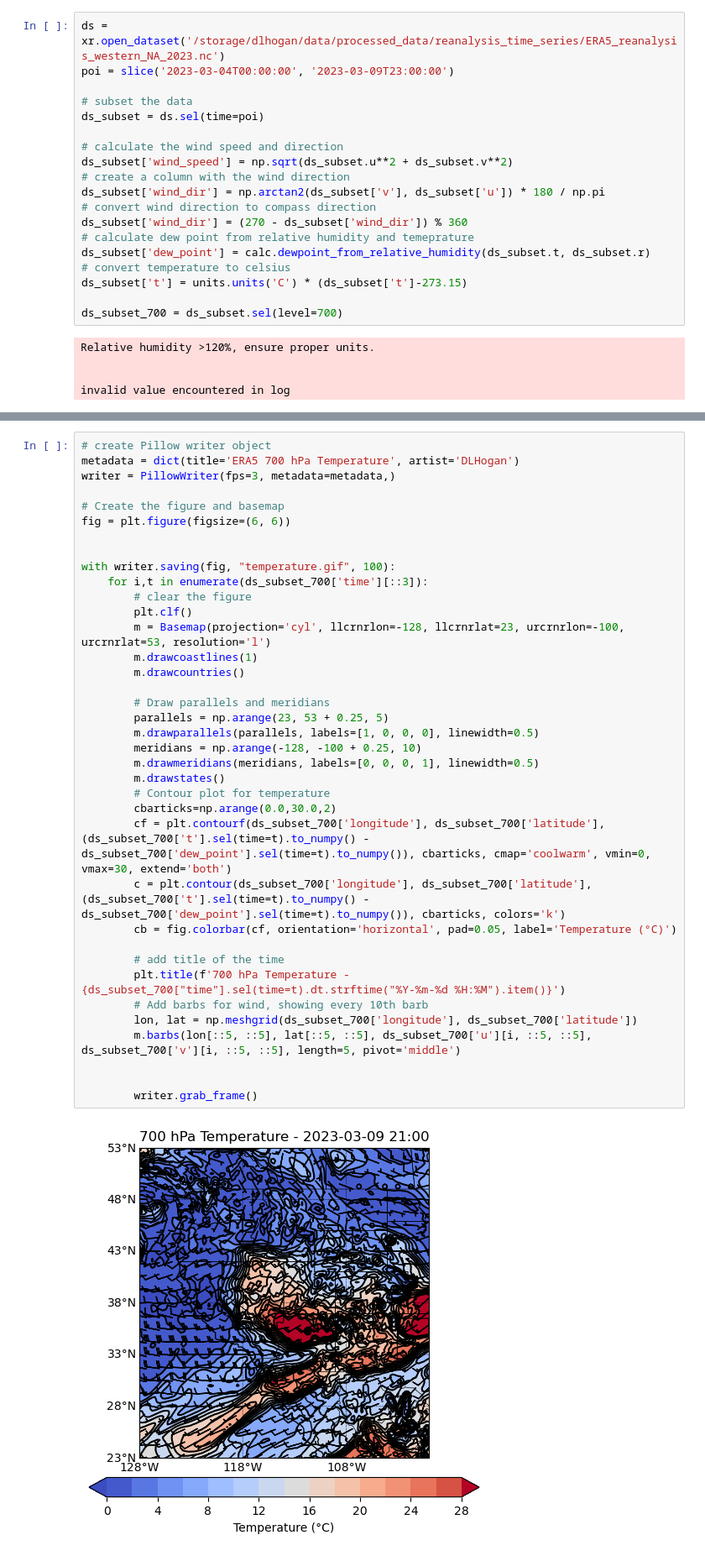
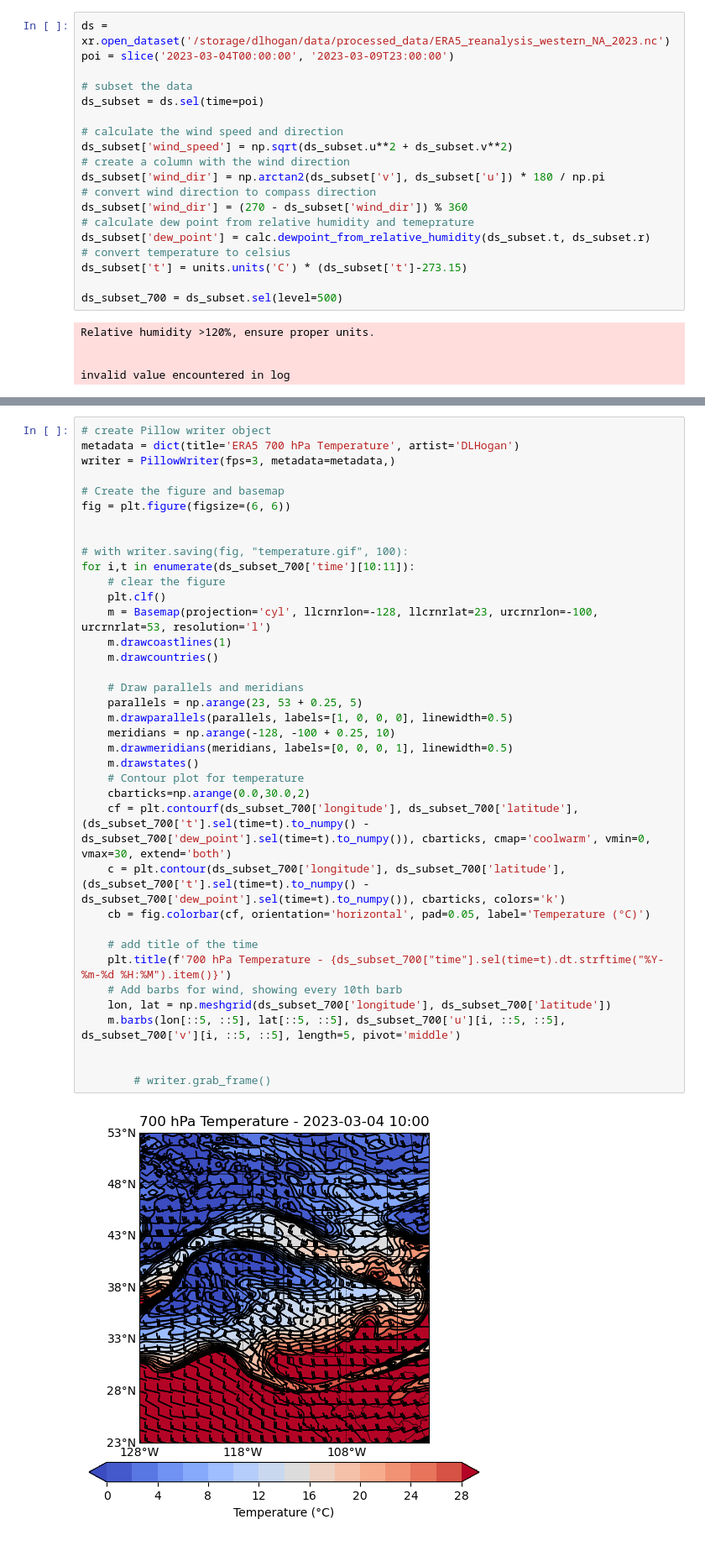
Before and after one commit to dlhogan97/Synoptic-Sublimation, a Jupyter notebook: 02_analysis/data_sandbox/04_era5_figure_and_gifs.ipynb, the cells around one changed output, grey strips where cells are left out. Shown at 84% size. Saved outputs shown, nothing was run; the diff lists cells and outputs as text.

```diff
--- a/02_analysis/data_sandbox/04_era5_figure_and_gifs.ipynb
+++ b/02_analysis/data_sandbox/04_era5_figure_and_gifs.ipynb
@@ -33,5 +38,5 @@ import seaborn as sns
 # %%
-ds = xr.open_dataset('/storage/dlhogan/data/processed_data/reanalysis_time_series/ERA5_reanalysis_western_NA_2023.nc')
+ds = xr.open_dataset('/storage/dlhogan/data/processed_data/ERA5_reanalysis_western_NA_2023.nc')
 poi = slice('2023-03-04T00:00:00', '2023-03-09T23:00:00')
 
 # subset the data
@@ -48,7 +53,7 @@ ds_subset['dew_point'] = calc.dewpoint_from_relative_humidity(ds_subset.t, ds_su
 # convert temperature to celsius
 ds_subset['t'] = units.units('C') * (ds_subset['t']-273.15)
 
-ds_subset_700 = ds_subset.sel(level=700)
+ds_subset_700 = ds_subset.sel(level=500)
 # %% [output]
 Relative humidity >120%, ensure proper units.
 
@@ -86,41 +91,41 @@ def clippedcolorbar(CS, **kwargs):
 # %%
 # create Pillow writer object
 metadata = dict(title='ERA5 700 hPa Temperature', artist='DLHogan')
 writer = PillowWriter(fps=3, metadata=metadata,)
 
 # Create the figure and basemap
 fig = plt.figure(figsize=(6, 6))
 
 
-with writer.saving(fig, "temperature.gif", 100):
-    for i,t in enumerate(ds_subset_700['time'][::3]):
-        # clear the figure
-        plt.clf()
-        m = Basemap(projection='cyl', llcrnrlon=-128, llcrnrlat=23, urcrnrlon=-100, urcrnrlat=53, resolution='l')
-        m.drawcoastlines(1)
-        m.drawcountries()
+# with writer.saving(fig, "temperature.gif", 100):
+for i,t in enumerate(ds_subset_700['time'][10:11]):
+    # clear the figure
+    plt.clf()
+    m = Basemap(projection='cyl', llcrnrlon=-128, llcrnrlat=23, urcrnrlon=-100, urcrnrlat=53, resolution='l')
+    m.drawcoastlines(1)
+    m.drawcountries()
 
-        # Draw parallels and meridians
-        parallels = np.arange(23, 53 + 0.25, 5)
-        m.drawparallels(parallels, labels=[1, 0, 0, 0], linewidth=0.5)
-        meridians = np.arange(-128, -100 + 0.25, 10)
-        m.drawmeridians(meridians, labels=[0, 0, 0, 1], linewidth=0.5)
-        m.drawstates()
-        # Contour plot for temperature
-        cbarticks=np.arange(0.0,30.0,2)
-        cf = plt.contourf(ds_subset_700['longitude'], ds_subset_700['latitude'], (ds_subset_700['t'].sel(time=t).to_numpy() - ds_subset_700['dew_point'].sel(time=t).to_numpy()), cbarticks, cmap='coolwarm', vmin=0, vmax=30, extend='both')
-        c = plt.contour(ds_subset_700['longitude'], ds_subset_700['latitude'], (ds_subset_700['t'].sel(time=t).to_numpy() - ds_subset_700['dew_point'].sel(time=t).to_numpy()), cbarticks, colors='k')
-        cb = fig.colorbar(cf, orientation='horizontal', pad=0.05, label='Temperature (°C)')
+    # Draw parallels and meridians
+    parallels = np.arange(23, 53 + 0.25, 5)
+    m.drawparallels(parallels, labels=[1, 0, 0, 0], linewidth=0.5)
+    meridians = np.arange(-128, -100 + 0.25, 10)
+    m.drawmeridians(meridians, labels=[0, 0, 0, 1], linewidth=0.5)
+    m.drawstates()
+    # Contour plot for temperature
+    cbarticks=np.arange(0.0,30.0,2)
+    cf = plt.contourf(ds_subset_700['longitude'], ds_subset_700['latitude'], (ds_subset_700['t'].sel(time=t).to_numpy() - ds_subset_700['dew_point'].sel(time=t).to_numpy()), cbarticks, cmap='coolwarm', vmin=0, vmax=30, extend='both')
+    c = plt.contour(ds_subset_700['longitude'], ds_subset_700['latitude'], (ds_subset_700['t'].sel(time=t).to_numpy() - ds_subset_700['dew_point'].sel(time=t).to_numpy()), cbarticks, colors='k')
+    cb = fig.colorbar(cf, orientation='horizontal', pad=0.05, label='Temperature (°C)')
 
-        # add title of the time
-        plt.title(f'700 hPa Temperature - {ds_subset_700["time"].sel(time=t).dt.strftime("%Y-%m-%d %H:%M").item()}')
-        # Add barbs for wind, showing every 10th barb
-        lon, lat = np.meshgrid(ds_subset_700['longitude'], ds_subset_700['latitude'])
-        m.barbs(lon[::5, ::5], lat[::5, ::5], ds_subset_700['u'][i, ::5, ::5], ds_subset_700['v'][i, ::5, ::5], length=5, pivot='middle')
+    # add title of the time
+    plt.title(f'700 hPa Temperature - {ds_subset_700["time"].sel(time=t).dt.strftime("%Y-%m-%d %H:%M").item()}')
+    # Add barbs for wind, showing every 10th barb
+    lon, lat = np.meshgrid(ds_subset_700['longitude'], ds_subset_700['latitude'])
+    m.barbs(lon[::5, ::5], lat[::5, ::5], ds_subset_700['u'][i, ::5, ::5], ds_subset_700['v'][i, ::5, ::5], length=5, pivot='middle')
 
 
-        writer.grab_frame()
+        # writer.grab_frame()
 # %% [output]
-[figure, old version]
+[figure, new version]
 # %%
 # create Pillow writer object
```
Also changed, not shown: parts of 3 cells of this notebook, 2 other files.
